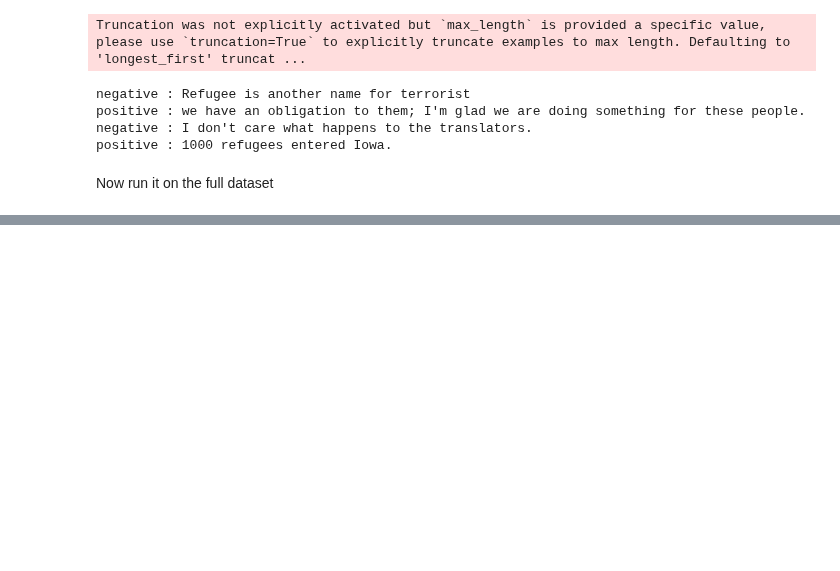
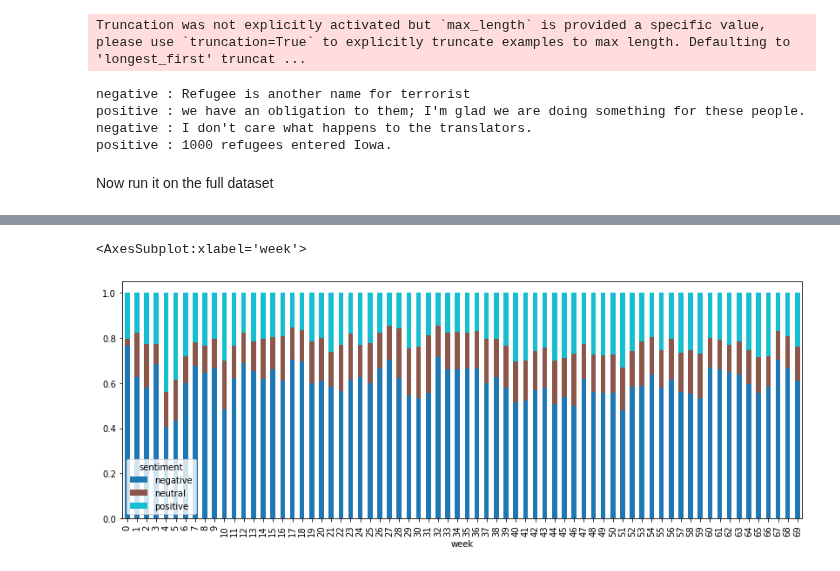
Before and after one commit to loopyQueen/RefugeeSentiment, a Jupyter notebook: nlpBert/loadingModel.ipynb, the cells around one changed output, grey strips where cells are left out. Drawn from its saved outputs; the diff is of its cells as text; code cells hidden in the pictures; blank space fills up the shorter version.

```diff
--- a/nlpBert/loadingModel.ipynb
+++ b/nlpBert/loadingModel.ipynb
@@ -162,0 +197,24 @@ data.tail()
+# %%
+index_nos = []
+for i, y, w in zip(data.index, data["year"], data["week"]):
+    if (y == 2021) and (w == 53):
+        index_nos.append(i)
+for i in index_nos:
+    data["week"].iloc[i] = 0
+
+index_nos = []
+for i, y, w in zip(data.index, data["year"], data["week"]):
+    if (y == 2022):
+        index_nos.append(i)
+        data["week"].iloc[i] = w + 52
+# for i in index_nos:
+#     data["week"].iloc[i] =
+
+index_nos = []
+for i, y, w in zip(data.index, data["year"], data["week"]):
+    if (y == 2022) and (w == 104):
+        index_nos.append(i)
+for i in index_nos:
+    data["week"].iloc[i] = 52
+
+data
@@ -162,0 +279,14 @@ data.tail()
+# %%
+cross_tab_prop = pd.crosstab(index=data['week'],
+                             columns=data['sentiment'],
+                             normalize="index")
+
+cross_tab_prop.head()
+# %%
+cross_tab_prop.plot(kind='bar',
+                    stacked=True,
+                    colormap='tab10',
+                    figsize=(14, 5))
+# %% [output]
+<AxesSubplot:xlabel='week'>
+[figure, added]
```
Also changed, not shown: parts of 9 cells of this notebook, 8 other files.
